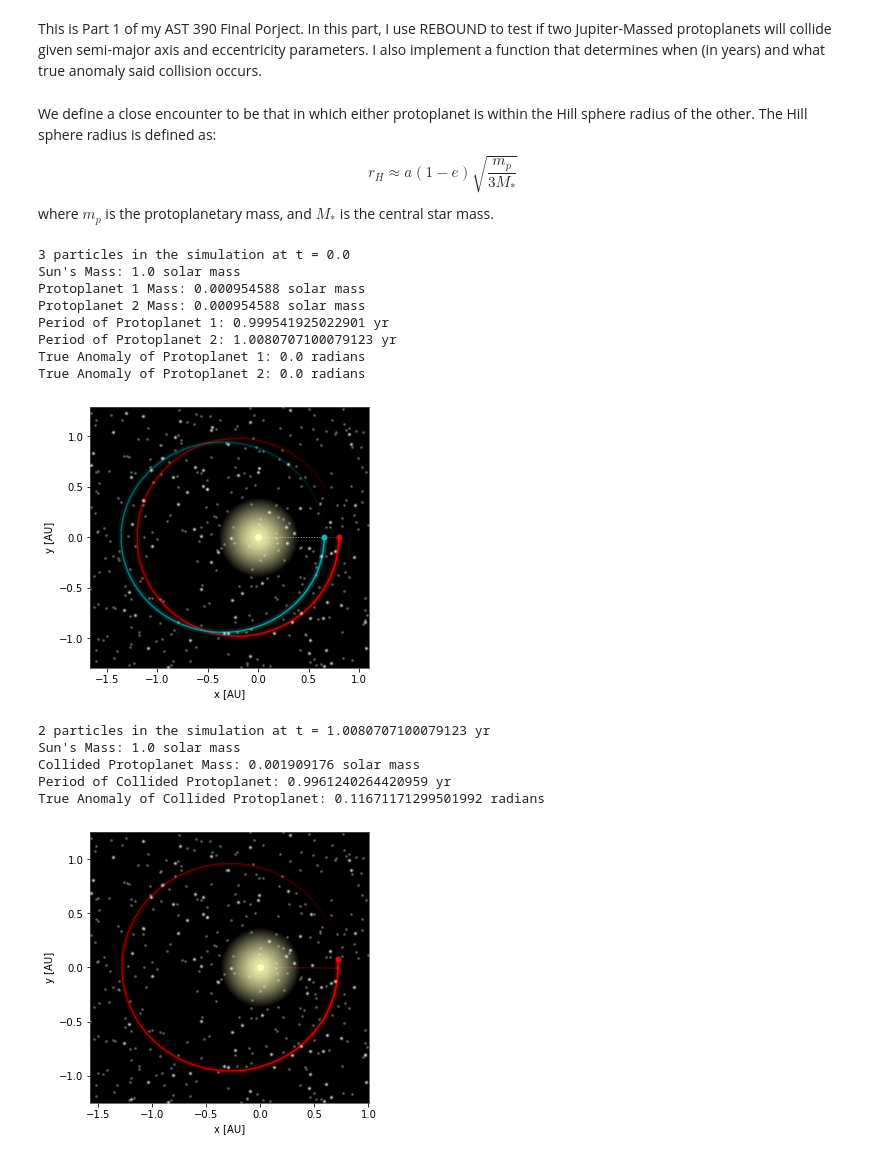
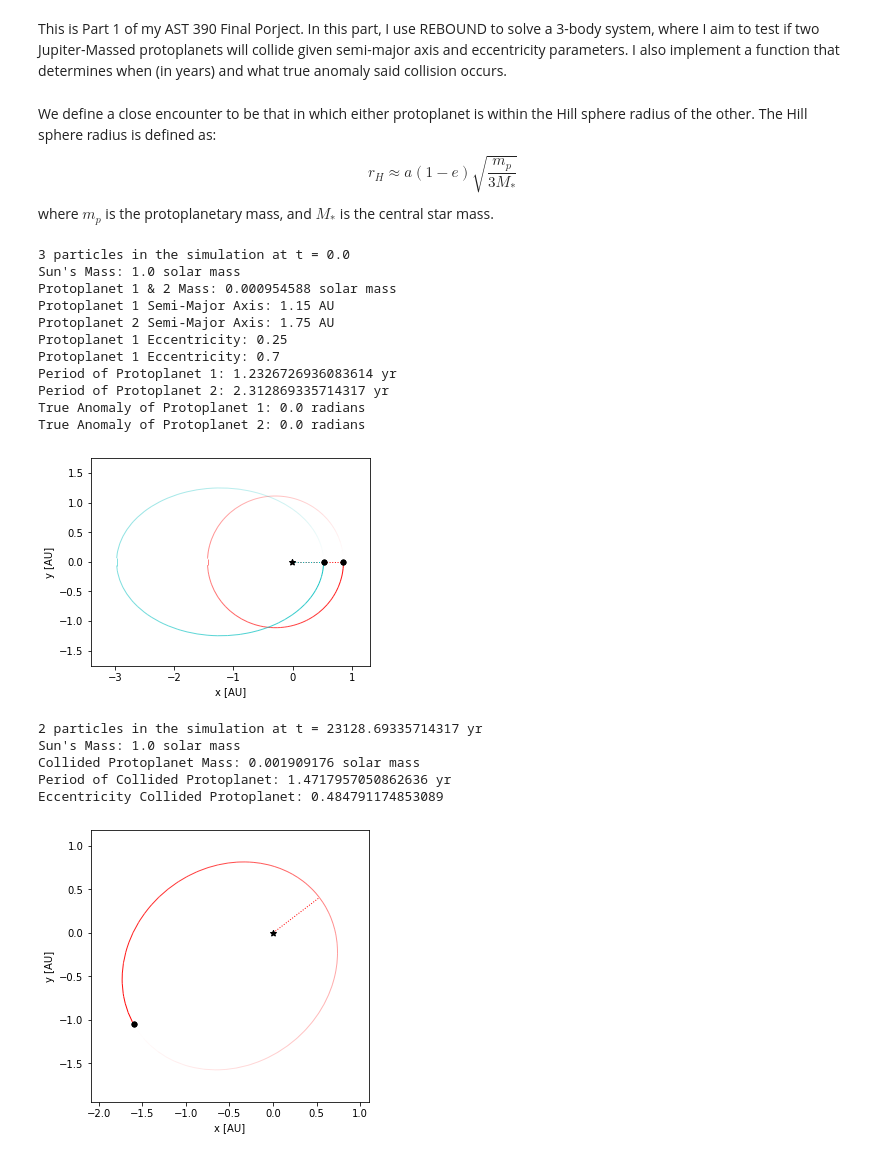
Before and after one commit to SudatKhan/astro_390, a Jupyter notebook: AST390_FINALPROJECT.ipynb, the cells around one changed output. Drawn from its saved outputs; the diff is of its cells as text; code cells hidden in the pictures.

```diff
--- a/AST390_FINALPROJECT.ipynb
+++ b/AST390_FINALPROJECT.ipynb
@@ -1,4 +1,4 @@
 # %% [markdown]
-This is Part 1 of my AST 390 Final Porject. In this part, I use REBOUND to test if two Jupiter-Massed protoplanets will collide given semi-major axis and eccentricity parameters. I also implement a function that determines when (in years) and what true anomaly said collision occurs.
+This is Part 1 of my AST 390 Final Porject. In this part, I use REBOUND to solve a 3-body system, where I aim to test if two Jupiter-Massed protoplanets will collide given semi-major axis and eccentricity parameters. I also implement a function that determines when (in years) and what true anomaly said collision occurs.
 # %%
 import rebound
@@ -10,8 +10,8 @@ $$r_{H} \approx a(1-e) \sqrt{\frac{m_{p}}{3M_{*}}}$$
 where $m_{p}$ is the protoplanetary mass, and $M_{*}$ is the central star mass.
 # %%
 mass = 0.000954588 #Jupiter Mass in Solar Mass units
-s1 = float(input('Enter semi-major axis in solar radius for the first protoplanet: ')) #Used value is 1.000 AU
-s2 = float(input('Enter semi-major axis in solar radius for the second protoplanet: ')) #Used value is 1.006 AU
+s1 = float(input('Enter semi-major axis in AU for the first protoplanet: ')) #Used value is 1.000 AU
+s2 = float(input('Enter semi-major axis in AU for the second protoplanet: ')) #Used value is 1.006 AU
 e1 = float(input('Enter eccentricity of the first protoplanet: ')) #Used value is 0.15
 e2 = float(input('Enter eccentricity of the second protoplanet: ')) #Used value is 0.25
 # %%
@@ -28,44 +28,51 @@ def setupSimulation(mass,s1,s2,e1,e2):
 # %%
 '''Conditions before collision'''
 sim = setupSimulation(mass,s1,s2,e1,e2)
-sim.collision = "direct"
-sim.collision_resolve = "merge"
+
 
 system_mass1 = np.array([i.m for i in sim.particles])
 period1 = np.array([i.P for i in sim.calculate_orbits()])
 trueanomaly1 = np.array([i.f for i in sim.calculate_orbits()])
 p1 = period1[0]
 p2 = period1[1]
 f1 = trueanomaly1[0]
 f2 = trueanomaly1[1]
 
 print(f'{sim.N} particles in the simulation at t = {sim.t}')
 print(f"Sun's Mass: {system_mass1[0]} solar mass")
-print(f"Protoplanet 1 Mass: {system_mass1[1]} solar mass")
-print(f"Protoplanet 2 Mass: {system_mass1[2]} solar mass")
+print(f"Protoplanet 1 & 2 Mass: {system_mass1[1]} solar mass")
+print(f"Protoplanet 1 Semi-Major Axis: {s1} AU")
+print(f"Protoplanet 2 Semi-Major Axis: {s2} AU")
+print(f"Protoplanet 1 Eccentricity: {e1}")
+print(f"Protoplanet 1 Eccentricity: {e2}")
 print(f'Period of Protoplanet 1: {p1} yr')
 print(f'Period of Protoplanet 2: {p2} yr')
 print(f"True Anomaly of Protoplanet 1: {f1} radians")
 print(f"True Anomaly of Protoplanet 2: {f2} radians")
 
-fig = rebound.OrbitPlot(sim, unitlabel='[AU]', fancy=True, color=True, periastron=True)
+fig = rebound.OrbitPlot(sim, unitlabel='[AU]', color=True, periastron=True)
 # %% [output]
 3 particles in the simulation at t = 0.0
 Sun's Mass: 1.0 solar mass
-Protoplanet 1 Mass: 0.000954588 solar mass
-Protoplanet 2 Mass: 0.000954588 solar mass
-Period of Protoplanet 1: 0.999541925022901 yr
-Period of Protoplanet 2: 1.0080707100079123 yr
+Protoplanet 1 & 2 Mass: 0.000954588 solar mass
+Protoplanet 1 Semi-Major Axis: 1.15 AU
+Protoplanet 2 Semi-Major Axis: 1.75 AU
+Protoplanet 1 Eccentricity: 0.25
+Protoplanet 1 Eccentricity: 0.7
+Period of Protoplanet 1: 1.2326726936083614 yr
+Period of Protoplanet 2: 2.312869335714317 yr
 True Anomaly of Protoplanet 1: 0.0 radians
 True Anomaly of Protoplanet 2: 0.0 radians
-[figure, old version]
+[figure, new version]
 # %%
 '''Conditions after collision'''
-sim.integrate(p2) #Feel Free to edit this and use the period of Protoplanet 1
+sim.collision = "direct"
+sim.collision_resolve = "merge"
+sim.integrate(p2*10000) #Feel Free to edit this and use the period of Protoplanet 1
 
 system_mass2 = np.array([i.m for i in sim.particles])
 period2 = np.array([i.P for i in sim.calculate_orbits()])
-trueanomaly2 = np.array([i.f for i in sim.calculate_orbits()])
+eccentricity = np.array([i.e for i in sim.calculate_orbits()])
 
 print(f'{sim.N} particles in the simulation at t = {sim.t} yr')
 if len(system_mass2) == 2:
@@ -82,18 +89,18 @@ else:
     print(f'Period of Protoplanet 1 (No Collision): {period2[0]} yr')
     print(f'Period of Protoplanet 2 (No Collision): {period2[1]} yr')
 
-if len(trueanomaly2) == 1:
-    print(f"True Anomaly of Collided Protoplanet: {trueanomaly2[0]} radians")
+if len(eccentricity) == 1:
+    print(f"Eccentricity Collided Protoplanet: {eccentricity[0]}")
 else:
-    print(f"True Anomaly of Protoplanet 1 (No Collision): {trueanomaly2[0]} radians")
-    print(f"True Anomaly of Protoplanet 2 (No Collision): {trueanomaly2[1]} radians")
+    print(f"Eccentricity of Protoplanet 1 (No Collision): {eccentricity[0]}")
+    print(f"Eccentricity of Protoplanet 2 (No Collision): {eccentricity[1]}")
 
 
-fig = rebound.OrbitPlot(sim, unitlabel='[AU]', fancy=True, color=True, periastron=True)
+fig = rebound.OrbitPlot(sim, unitlabel='[AU]', color=True, periastron=True)
 # %% [output]
-2 particles in the simulation at t = 1.0080707100079123 yr
+2 particles in the simulation at t = 23128.69335714317 yr
 Sun's Mass: 1.0 solar mass
 Collided Protoplanet Mass: 0.001909176 solar mass
-Period of Collided Protoplanet: 0.9961240264420959 yr
-True Anomaly of Collided Protoplanet: 0.11671171299501992 radians
+Period of Collided Protoplanet: 1.4717957050862636 yr
+Eccentricity Collided Protoplanet: 0.484791174853089
-[figure, old version]
+[figure, new version]
```
Also changed, not shown: parts of 4 cells of this notebook.
